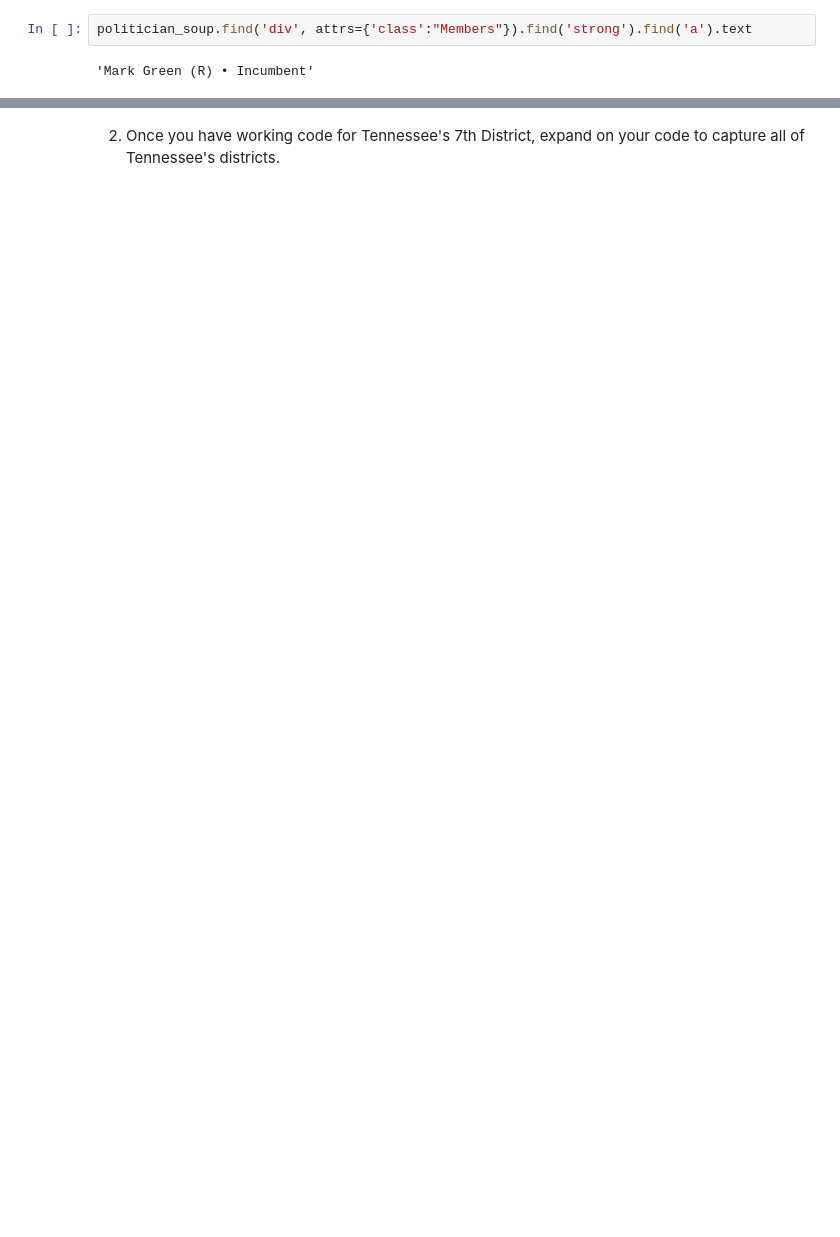
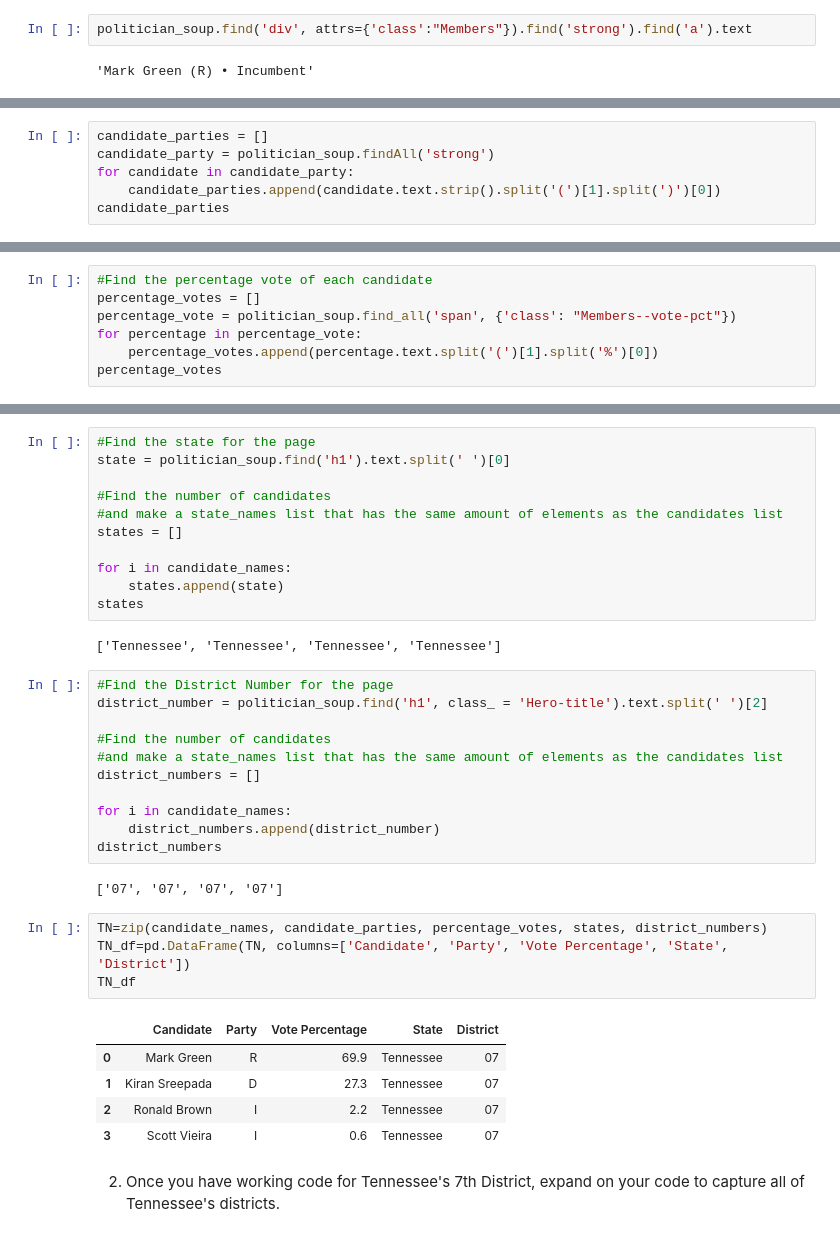
Before and after one commit to nss-data-science-cohort-7/webscraping-open-secrets-boo-tiful-minds, a Jupyter notebook: notebooks/RB_Open_Secrets_Webscraping.ipynb, the cells around one changed output, grey strips where cells are left out. Cells and saved outputs as stored; diff of their text form; blank space fills up the shorter version.

```diff
--- a/notebooks/RB_Open_Secrets_Webscraping.ipynb
+++ b/notebooks/RB_Open_Secrets_Webscraping.ipynb
@@ -86,0 +126,6 @@ politician_soup.find('div', attrs={'class':"Members"})
+# %%
+candidate_parties = []
+candidate_party = politician_soup.findAll('strong')
+for candidate in candidate_party:
+    candidate_parties.append(candidate.text.strip().split('(')[1].split(')')[0])
+candidate_parties
@@ -86,0 +134,7 @@ politician_soup.find('div', attrs={'class':"Members"})
+# %%
+#Find the percentage vote of each candidate
+percentage_votes = []
+percentage_vote = politician_soup.find_all('span', {'class': "Members--vote-pct"})
+for percentage in percentage_vote:
+    percentage_votes.append(percentage.text.split('(')[1].split('%')[0])
+percentage_votes
@@ -87,2 +206,38 @@ politician_soup.find('div', attrs={'class':"Members"})
+# %%
+#Find the state for the page
+state = politician_soup.find('h1').text.split(' ')[0]
+
+#Find the number of candidates
+#and make a state_names list that has the same amount of elements as the candidates list
+states = []
+
+for i in candidate_names:
+    states.append(state)
+states
+# %% [output]
+['Tennessee', 'Tennessee', 'Tennessee', 'Tennessee']
+# %%
+#Find the District Number for the page
+district_number = politician_soup.find('h1', class_ = 'Hero-title').text.split(' ')[2]
+
+#Find the number of candidates
+#and make a state_names list that has the same amount of elements as the candidates list
+district_numbers = []
+
+for i in candidate_names:
+    district_numbers.append(district_number)
+district_numbers
+# %% [output]
+['07', '07', '07', '07']
+# %%
+TN=zip(candidate_names, candidate_parties, percentage_votes, states, district_numbers)
+TN_df=pd.DataFrame(TN, columns=['Candidate', 'Party', 'Vote Percentage', 'State', 'District'])
+TN_df
+# %% [output]
+|  | Candidate | Party | Vote Percentage | State | District |
+| 0 | Mark Green | R | 69.9 | Tennessee | 07 |
+| 1 | Kiran Sreepada | D | 27.3 | Tennessee | 07 |
+| 2 | Ronald Brown | I | 2.2 | Tennessee | 07 |
+| 3 | Scott Vieira | I | 0.6 | Tennessee | 07 |
 # %% [markdown]
 2. Once you have working code for Tennessee's 7th District, expand on your code to capture all of Tennessee's districts.
```
Also changed, not shown: parts of 16 cells of this notebook.
